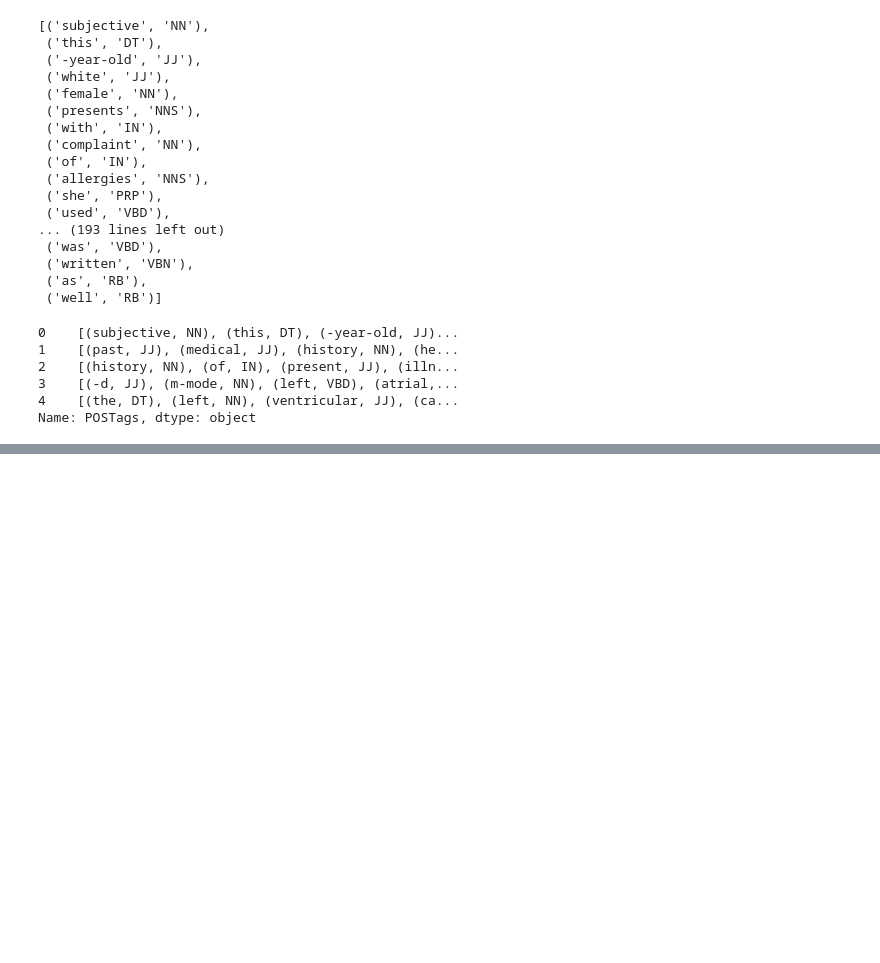
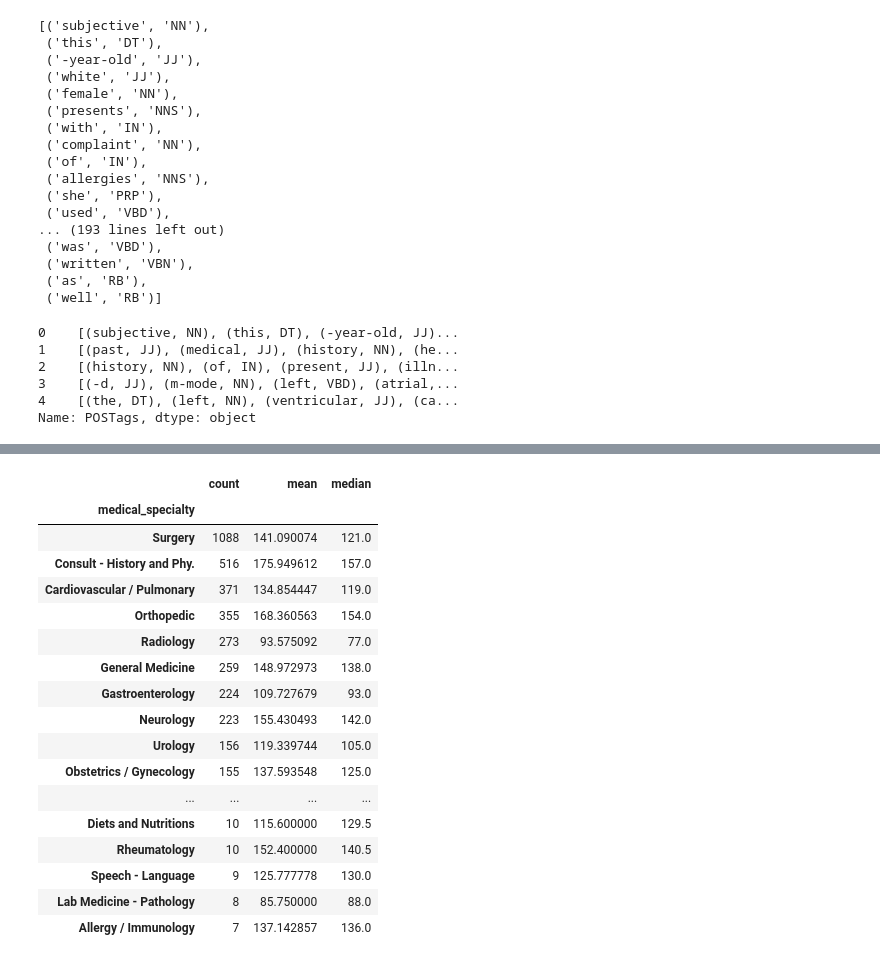
Before and after one commit to AliceSartori/NLP_AND_Clinical-Notes, a Jupyter notebook: alice/Machine_Learning_04_25.ipynb, the cells around one changed output, grey strips where cells are left out. Saved outputs shown, nothing was run; the diff lists cells and outputs as text; code cells hidden in the pictures; blank space fills up the shorter version.

```diff
--- a/alice/Machine_Learning_04_25.ipynb
+++ b/alice/Machine_Learning_04_25.ipynb
@@ -399,5 +560,24 @@ data['medical_specialty'].value_counts()
 # %%
-data.groupby('medical_specialty')['tokens'].agg(['count', 'mean', 'median']).sort_values(by='count',ascending = False)
+data.groupby('medical_specialty')['lemmatize_count'].agg(['count', 'mean', 'median']).sort_values(by='count',ascending = False)
+# %% [output]
+|  | count | mean | median |
+| medical_specialty |  |  |  |
+| Surgery | 1088 | 141.090074 | 121.0 |
+| Consult - History and Phy. | 516 | 175.949612 | 157.0 |
+| Cardiovascular / Pulmonary | 371 | 134.854447 | 119.0 |
+| Orthopedic | 355 | 168.360563 | 154.0 |
+| Radiology | 273 | 93.575092 | 77.0 |
+| General Medicine | 259 | 148.972973 | 138.0 |
+| Gastroenterology | 224 | 109.727679 | 93.0 |
+| Neurology | 223 | 155.430493 | 142.0 |
+| Urology | 156 | 119.339744 | 105.0 |
+| Obstetrics / Gynecology | 155 | 137.593548 | 125.0 |
+| ... | ... | ... | ... |
+| Diets and Nutritions | 10 | 115.600000 | 129.5 |
+| Rheumatology | 10 | 152.400000 | 140.5 |
+| Speech - Language | 9 | 125.777778 | 130.0 |
+| Lab Medicine - Pathology | 8 | 85.750000 | 88.0 |
+| Allergy / Immunology | 7 | 137.142857 | 136.0 |
 # %%
 # A good snapshot: in our corpus there is a great number of texts for Surgery, but for practices like Psychiatry and
 #Immunology very few. Nonetheless, mean and median of tokes are high for those categories, which means that the corpora
```
Also changed, not shown: parts of 80 cells of this notebook, 2 other files.
